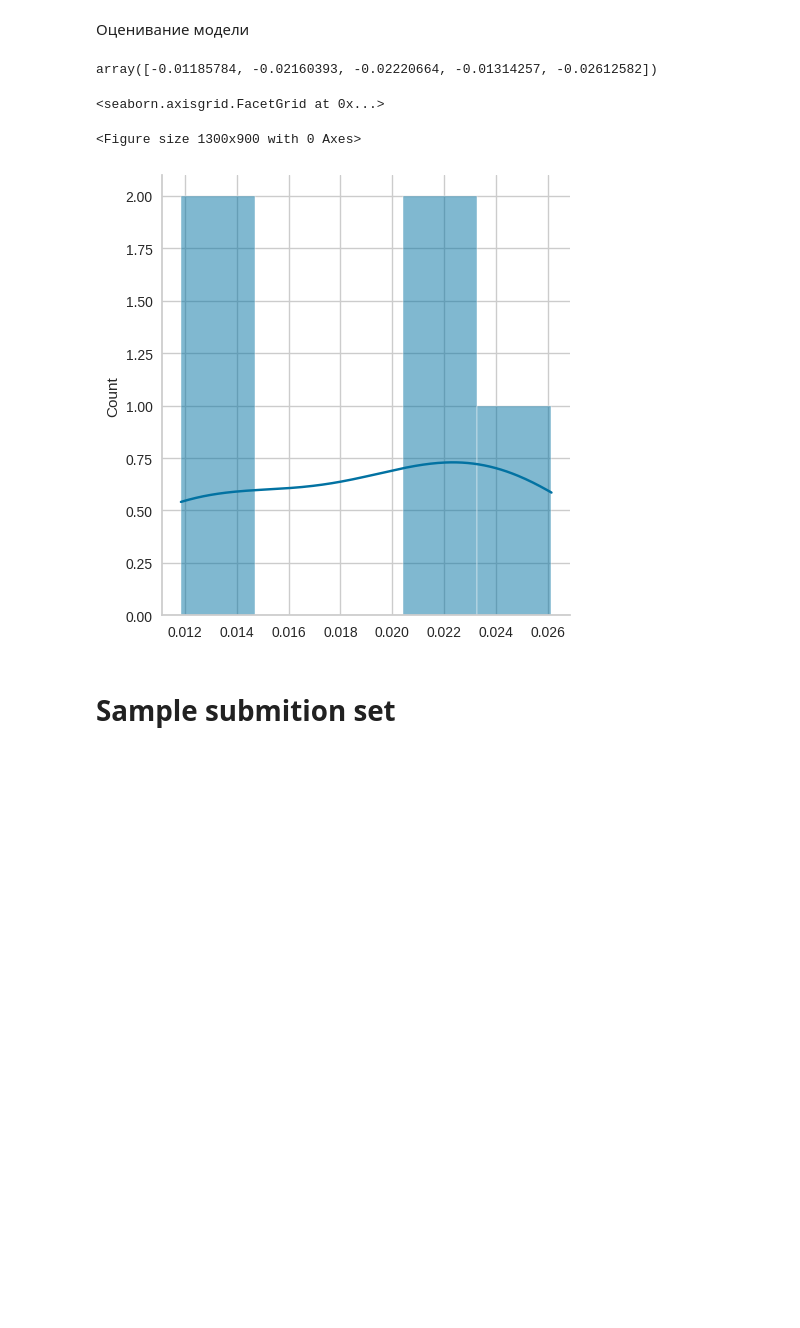
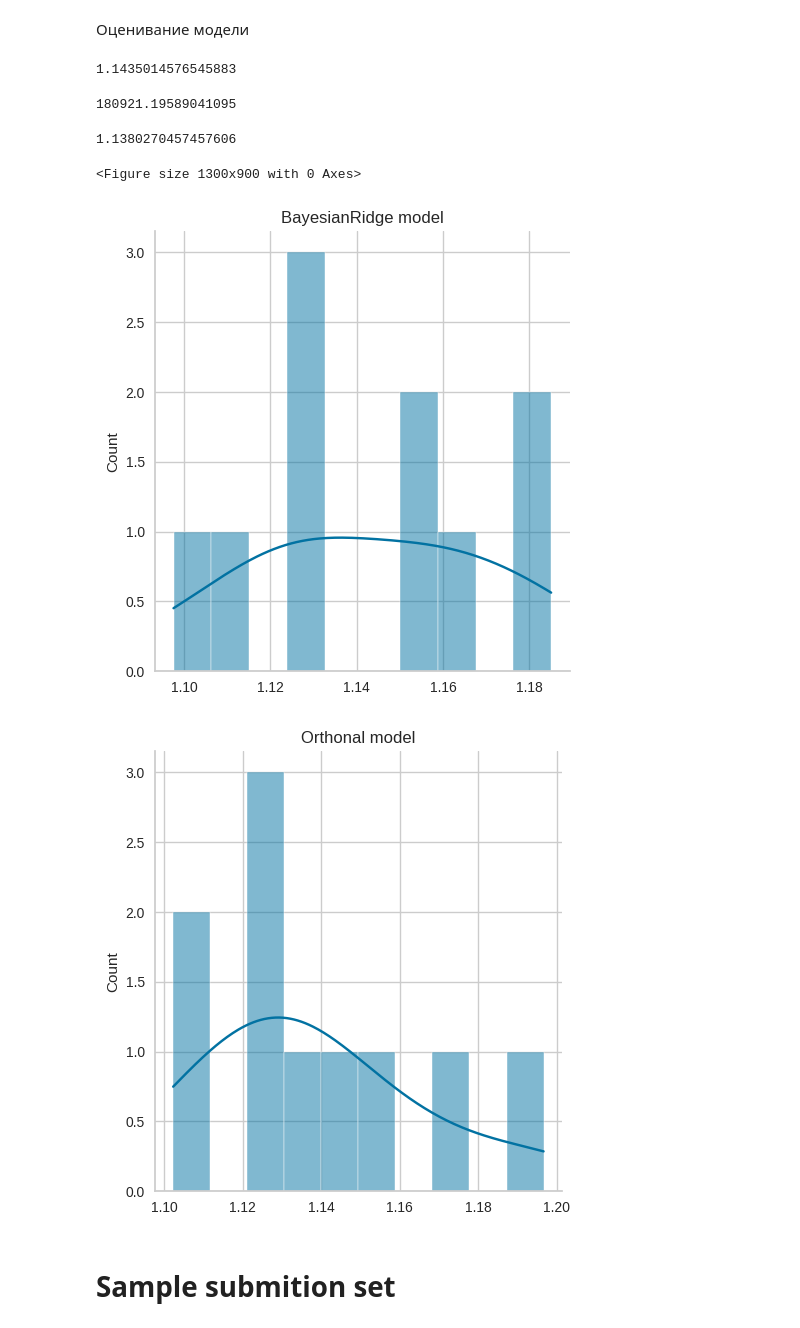
Before and after one commit to AUNitman/First-task-ML, a Jupyter notebook: task.ipynb, the cells around one changed output. Cells and saved outputs as stored; diff of their text form; code cells hidden in the pictures; blank space fills up the shorter version.

Commit message:
final result

```diff
--- a/task.ipynb
+++ b/task.ipynb
@@ -476 +468,3 @@ from sklearn.model_selection import KFold, cross_val_score
+# %%
+kf = KFold(n_splits=10)
 # %%
@@ -477,0 +472,3 @@ from sklearn.ensemble import GradientBoostingRegressor
+# %%
+second_model = linear_model.BayesianRidge()
+second_model.fit(train_final, lg_target)
@@ -483,20 +615,33 @@ OrthogonalMatchingPursuit()
 # %% [markdown]
 Оценивание модели
 # %%
-kf = KFold()
-
-result = cross_val_score(first_model, train_final, lg_target, scoring='neg_mean_squared_error', cv=kf)
-result
+result1 = np.exp(np.sqrt(-cross_val_score(first_model, train_final, lg_target, scoring='neg_mean_squared_error', cv=kf)))
+result1.mean()
 # %% [output]
-array([-0.01185784, -0.02160393, -0.02220664, -0.01314257, -0.02612582])
+1.1435014576545883
+# %%
+target.mean()
+# %% [output]
+180921.19589041095
+# %%
+result2 = np.exp(np.sqrt(-cross_val_score(second_model, train_final, lg_target, scoring='neg_mean_squared_error', cv=kf)))
+result2.mean()
+# %% [output]
+1.1380270457457606
 # %%
 plt.figure(figsize=(13, 9))
 
-sns.displot(np.abs(result), bins=len(result),kde=True)
+sns.displot(result1, bins=10,kde=True)
+plt.title("BayesianRidge model")
+
+sns.displot(result2, bins=10,kde=True)
+plt.title("Orthonal model")
+
+plt.show()
 # %% [output]
-<seaborn.axisgrid.FacetGrid at 0x...>
+<Figure size 1300x900 with 0 Axes>
-<Figure size 1300x900 with 0 Axes>
-[figure, old version]
+[figure, new version]
+[figure, added]
 # %% [markdown]
 # Sample submition set
 # %% [markdown]
```
Also changed, not shown: parts of 44 cells of this notebook.
